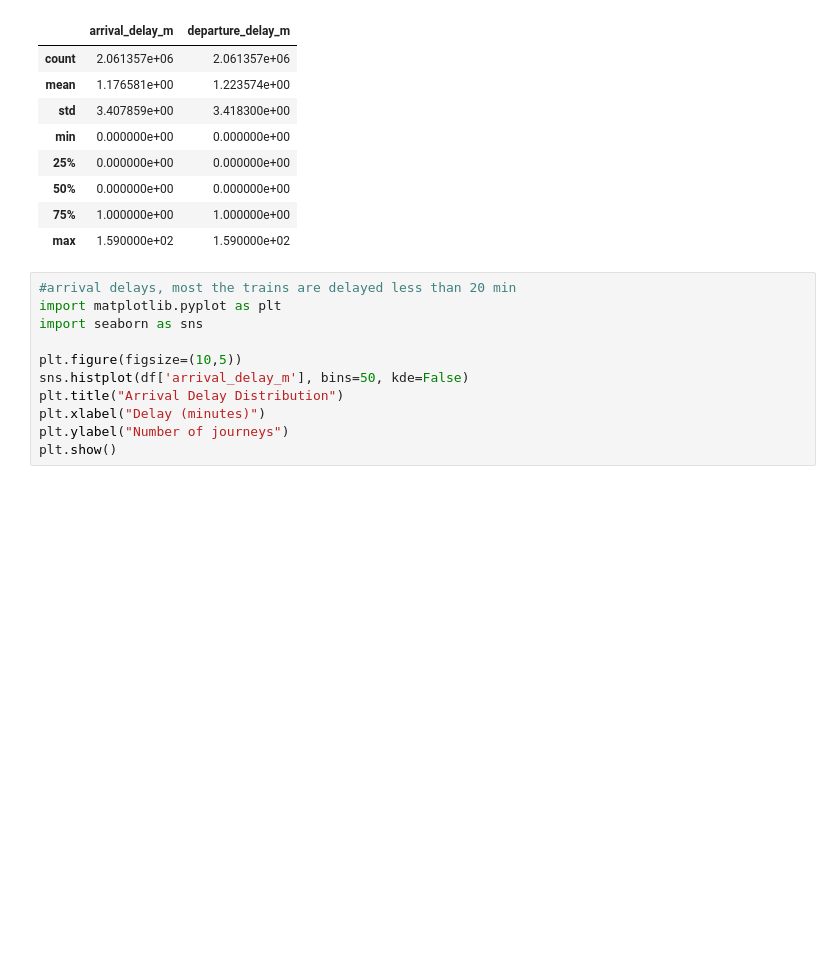
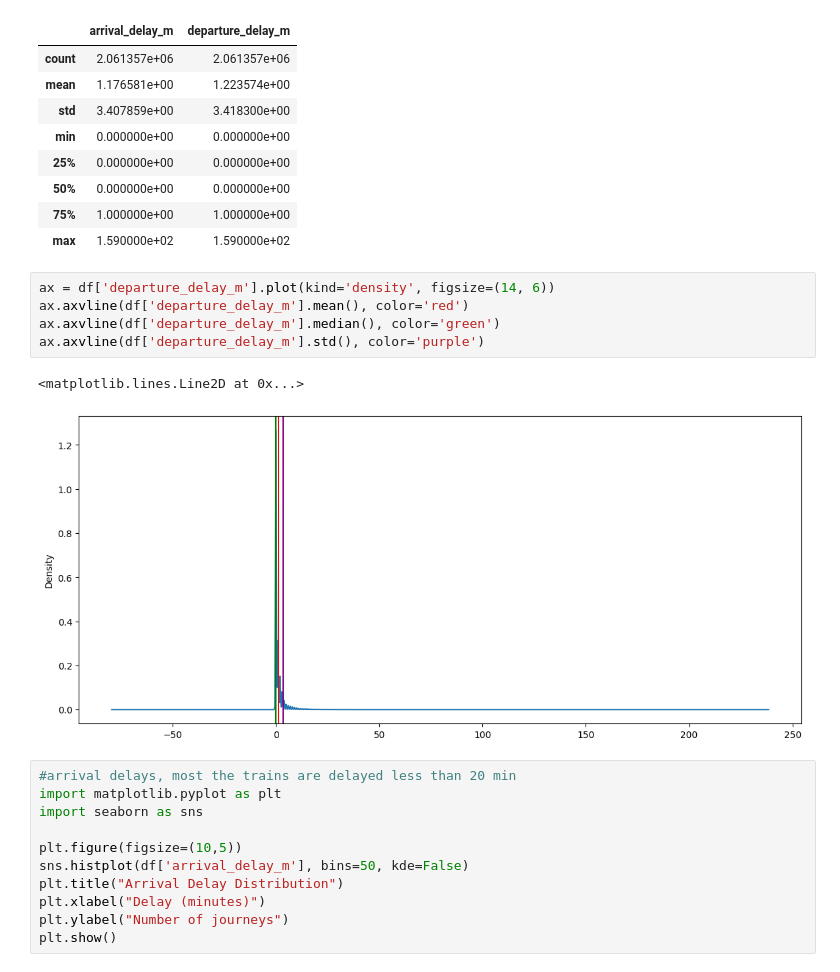
Before and after one commit to nilsugungor/deutsche-bahn-delays, a Jupyter notebook: eda_processing.ipynb, the cells around one changed output. Drawn from its saved outputs; the diff is of its cells as text; blank space fills up the shorter version.

```diff
--- a/eda_processing.ipynb
+++ b/eda_processing.ipynb
@@ -88,6 +101,14 @@ df[['arrival_delay_m', 'departure_delay_m']].describe()
 | 50% | 0.000000e+00 | 0.000000e+00 |
 | 75% | 1.000000e+00 | 1.000000e+00 |
 | max | 1.590000e+02 | 1.590000e+02 |
+# %%
+ax = df['departure_delay_m'].plot(kind='density', figsize=(14, 6))
+ax.axvline(df['departure_delay_m'].mean(), color='red')
+ax.axvline(df['departure_delay_m'].median(), color='green')
+ax.axvline(df['departure_delay_m'].std(), color='purple')
+# %% [output]
+<matplotlib.lines.Line2D at 0x...>
+[figure, added]
 # %%
 #arrival delays, most the trains are delayed less than 20 min
 import matplotlib.pyplot as plt
```
Also changed, not shown: parts of 13 cells of this notebook.
